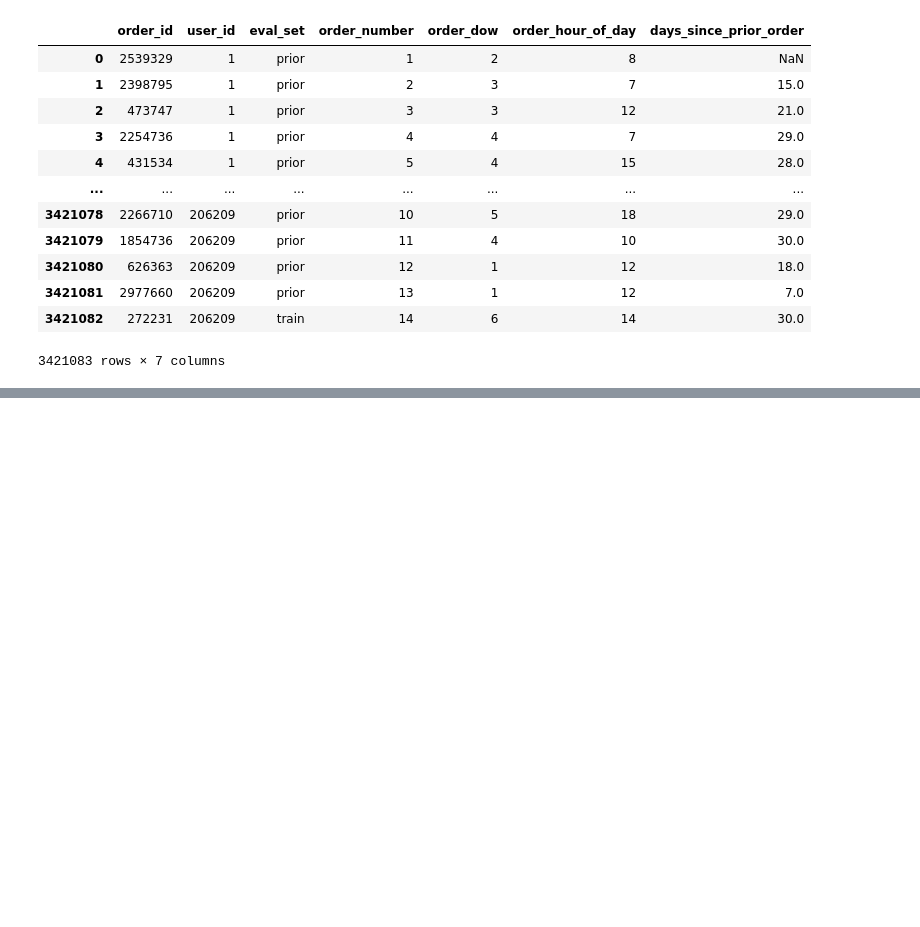
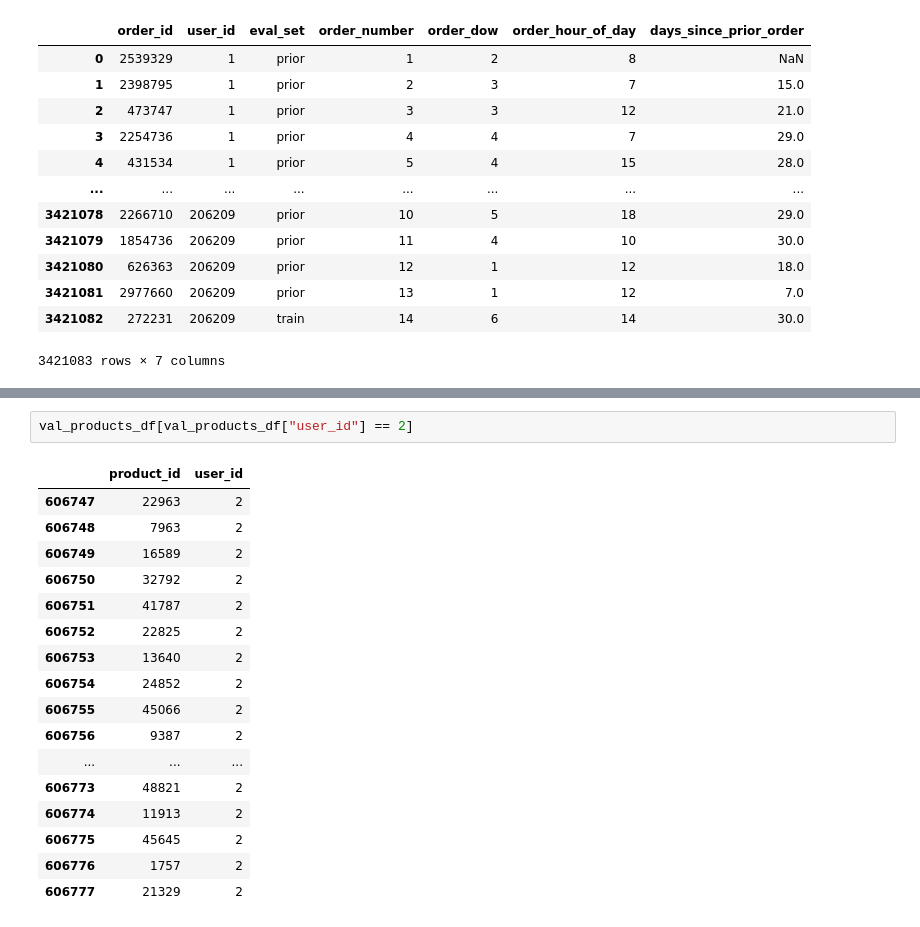
Before and after one commit to krusand/02807-CT-Project, a Jupyter notebook: baseline_recommender.ipynb, the cells around one changed output, grey strips where cells are left out. Saved outputs shown, nothing was run; the diff lists cells and outputs as text; blank space fills up the shorter version.

```diff
--- a/baseline_recommender.ipynb
+++ b/baseline_recommender.ipynb
@@ -60,0 +115,20 @@ orders_df
+# %%
+val_products_df[val_products_df["user_id"] == 2]
+# %% [output]
+|  | product_id | user_id |
+| 606747 | 22963 | 2 |
+| 606748 | 7963 | 2 |
+| 606749 | 16589 | 2 |
+| 606750 | 32792 | 2 |
+| 606751 | 41787 | 2 |
+| 606752 | 22825 | 2 |
+| 606753 | 13640 | 2 |
+| 606754 | 24852 | 2 |
+| 606755 | 45066 | 2 |
+| 606756 | 9387 | 2 |
+| ... | ... | ... |
+| 606773 | 48821 | 2 |
+| 606774 | 11913 | 2 |
+| 606775 | 45645 | 2 |
+| 606776 | 1757 | 2 |
+| 606777 | 21329 | 2 |
```
Also changed, not shown: parts of 6 cells of this notebook.
